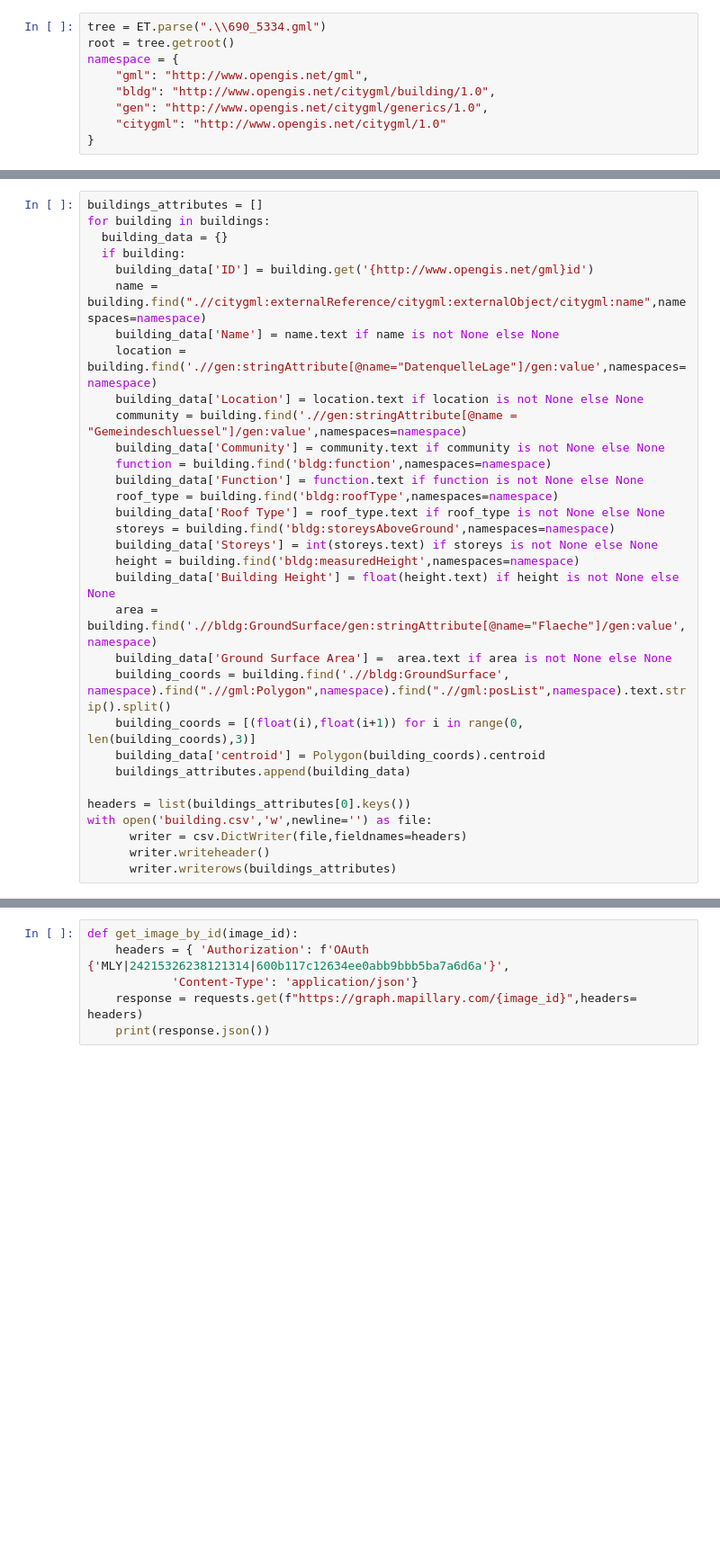
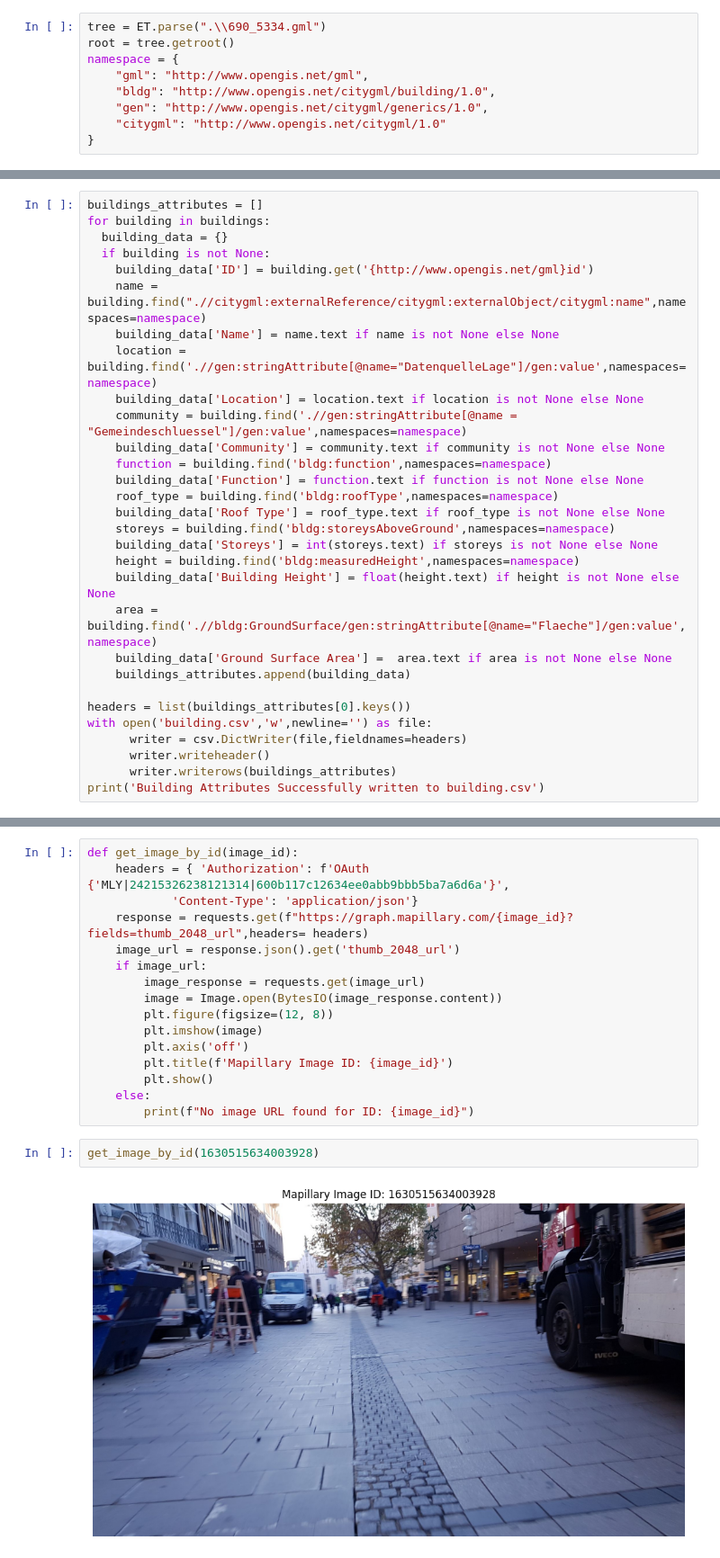
Before and after one commit to veenasridhar/StreetImagery, a Jupyter notebook: Parsing CityGML.ipynb, the cells around one changed output, grey strips where cells are left out. Shown at 90% size. Saved outputs shown, nothing was run; the diff lists cells and outputs as text; blank space fills up the shorter version.

```diff
--- a/Parsing CityGML.ipynb
+++ b/Parsing CityGML.ipynb
@@ -95,7 +120,7 @@ o Present the extracted data in a readable format (CSV or printed summary).
 buildings_attributes = []
 for building in buildings:
   building_data = {}
-  if building:
+  if building is not None:
     building_data['ID'] = building.get('{http://www.opengis.net/gml}id')
     name = building.find(".//citygml:externalReference/citygml:externalObject/citygml:name",namespaces=namespace)
     building_data['Name'] = name.text if name is not None else None
@@ -113,9 +138,6 @@ for building in buildings:
     building_data['Building Height'] = float(height.text) if height is not None else None
     area = building.find('.//bldg:GroundSurface/gen:stringAttribute[@name="Flaeche"]/gen:value', namespace)
     building_data['Ground Surface Area'] =  area.text if area is not None else None
-    building_coords = building.find('.//bldg:GroundSurface', namespace).find(".//gml:Polygon",namespace).find(".//gml:posList",namespace).text.strip().split()
-    building_coords = [(float(i),float(i+1)) for i in range(0, len(building_coords),3)]
-    building_data['centroid'] = Polygon(building_coords).centroid
     buildings_attributes.append(building_data)
 
 headers = list(buildings_attributes[0].keys())
@@ -123,3 +145,4 @@ with open('building.csv','w',newline='') as file:
       writer = csv.DictWriter(file,fieldnames=headers)
       writer.writeheader()
       writer.writerows(buildings_attributes)
+print('Building Attributes Successfully written to building.csv')
@@ -160,5 +199,19 @@ KeyboardInterrupt:
 def get_image_by_id(image_id):
     headers = { 'Authorization': f'OAuth {'MLY|24215326238121314|600b117c12634ee0abb9bbb5ba7a6d6a'}',
             'Content-Type': 'application/json'}
-    response = requests.get(f"https://graph.mapillary.com/{image_id}",headers= headers)
-    print(response.json())
+    response = requests.get(f"https://graph.mapillary.com/{image_id}?fields=thumb_2048_url",headers= headers)
+    image_url = response.json().get('thumb_2048_url')
+    if image_url:
+        image_response = requests.get(image_url)
+        image = Image.open(BytesIO(image_response.content))
+        plt.figure(figsize=(12, 8))
+        plt.imshow(image)
+        plt.axis('off')
+        plt.title(f'Mapillary Image ID: {image_id}')
+        plt.show()
+    else:
+        print(f"No image URL found for ID: {image_id}")
+# %%
+get_image_by_id(1630515634003928)
+# %% [output]
+[figure, added]
```
Also changed, not shown: parts of 18 cells of this notebook, 5 other files.
